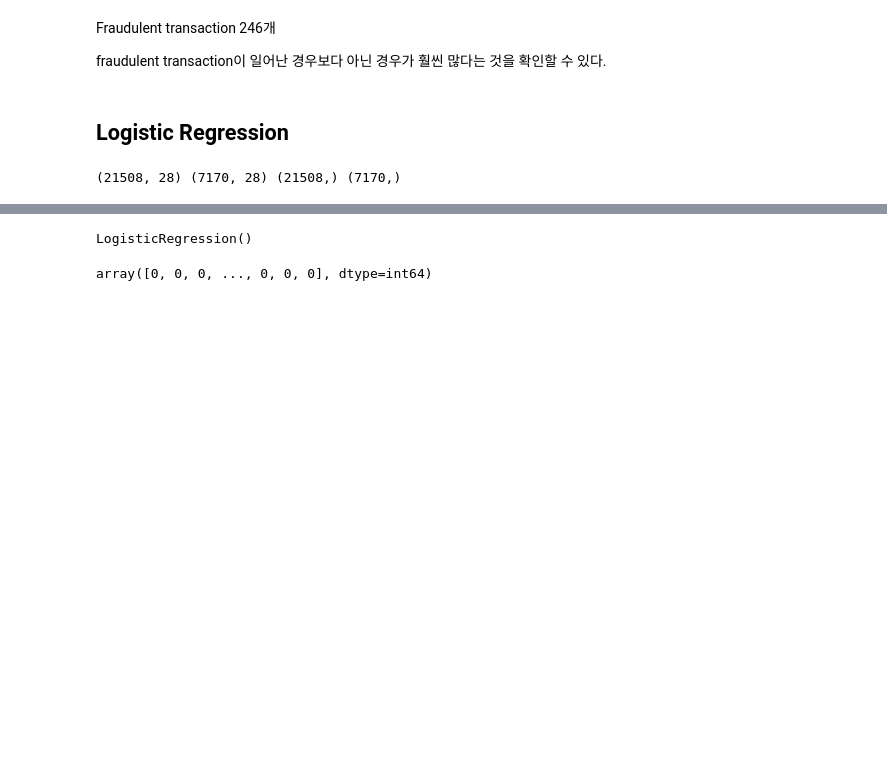
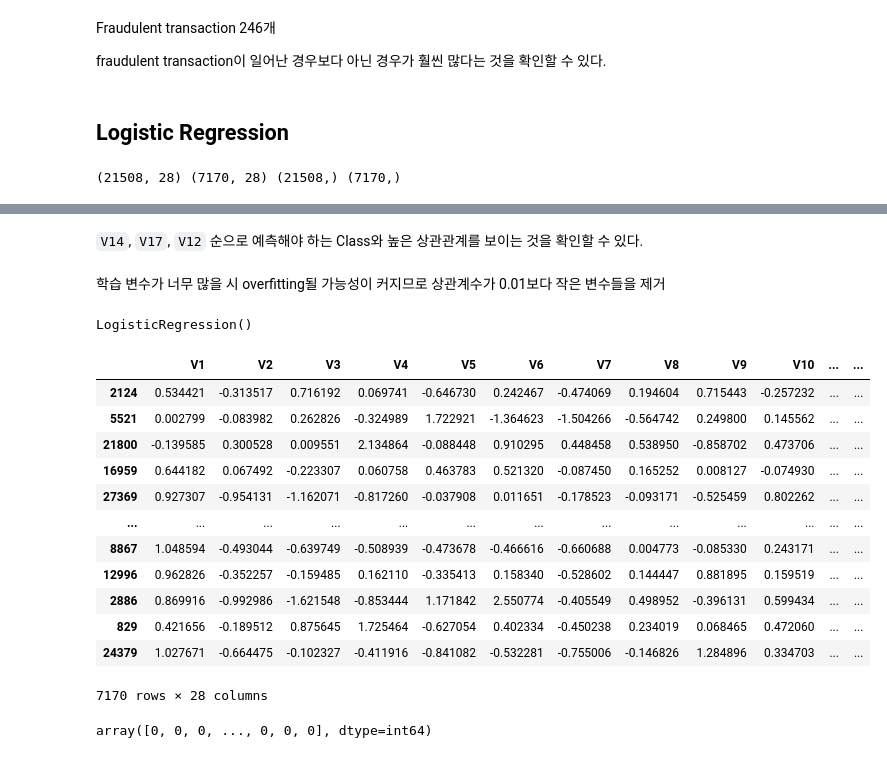
Before and after one commit to Taehee-K/ToBigs15, a Jupyter notebook: Week2/week2_Regression/assignment3_TK.ipynb, the cells around one changed output, grey strips where cells are left out. Cells and saved outputs as stored; diff of their text form; code cells hidden in the pictures; blank space fills up the shorter version.

```diff
--- a/Week2/week2_Regression/assignment3_TK.ipynb
+++ b/Week2/week2_Regression/assignment3_TK.ipynb
@@ -136,0 +171,2 @@ print(X_train.shape, X_test.shape, y_train.shape, y_test.shape)
+# %% [markdown]
+`V14`, `V17`, `V12` 순으로 예측해야 하는 Class와 높은 상관관계를 보이는 것을 확인할 수 있다.
@@ -137,8 +176,26 @@ print(X_train.shape, X_test.shape, y_train.shape, y_test.shape)
+# %% [markdown]
+학습 변수가 너무 많을 시 overfitting될 가능성이 커지므로 상관계수가 0.01보다 작은 변수들을 제거
 # %%
 # Logistic Regression
 classifier = LogisticRegression()
 classifier.fit(X_train, y_train)
 # %% [output]
 LogisticRegression()
+# %%
+X_test
+# %% [output]
+|  | V1 | V2 | V3 | V4 | V5 | V6 | V7 | V8 | V9 | V10 | ... | ... |
+| 2124 | 0.534421 | -0.313517 | 0.716192 | 0.069741 | -0.646730 | 0.242467 | -0.474069 | 0.194604 | 0.715443 | -0.257232 | ... | ... |
+| 5521 | 0.002799 | -0.083982 | 0.262826 | -0.324989 | 1.722921 | -1.364623 | -1.504266 | -0.564742 | 0.249800 | 0.145562 | ... | ... |
+| 21800 | -0.139585 | 0.300528 | 0.009551 | 2.134864 | -0.088448 | 0.910295 | 0.448458 | 0.538950 | -0.858702 | 0.473706 | ... | ... |
+| 16959 | 0.644182 | 0.067492 | -0.223307 | 0.060758 | 0.463783 | 0.521320 | -0.087450 | 0.165252 | 0.008127 | -0.074930 | ... | ... |
+| 27369 | 0.927307 | -0.954131 | -1.162071 | -0.817260 | -0.037908 | 0.011651 | -0.178523 | -0.093171 | -0.525459 | 0.802262 | ... | ... |
+| ... | ... | ... | ... | ... | ... | ... | ... | ... | ... | ... | ... | ... |
+| 8867 | 1.048594 | -0.493044 | -0.639749 | -0.508939 | -0.473678 | -0.466616 | -0.660688 | 0.004773 | -0.085330 | 0.243171 | ... | ... |
+| 12996 | 0.962826 | -0.352257 | -0.159485 | 0.162110 | -0.335413 | 0.158340 | -0.528602 | 0.144447 | 0.881895 | 0.159519 | ... | ... |
+| 2886 | 0.869916 | -0.992986 | -1.621548 | -0.853444 | 1.171842 | 2.550774 | -0.405549 | 0.498952 | -0.396131 | 0.599434 | ... | ... |
+| 829 | 0.421656 | -0.189512 | 0.875645 | 1.725464 | -0.627054 | 0.402334 | -0.450238 | 0.234019 | 0.068465 | 0.472060 | ... | ... |
+| 24379 | 1.027671 | -0.664475 | -0.102327 | -0.411916 | -0.841082 | -0.532281 | -0.755006 | -0.146826 | 1.284896 | 0.334703 | ... | ... |
+7170 rows × 28 columns
 # %%
 # class 예측
```
Also changed, not shown: parts of 8 cells of this notebook.
